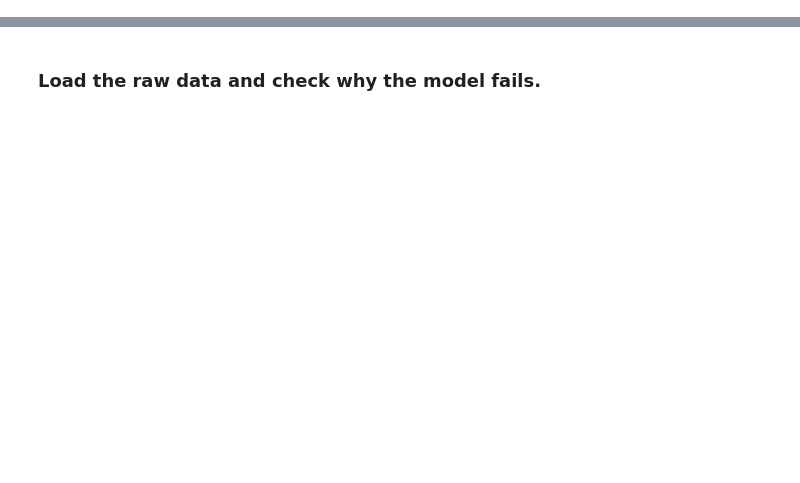
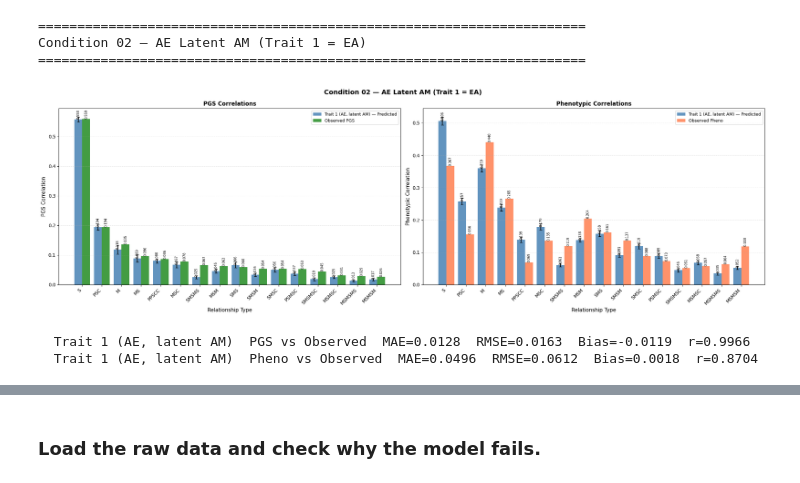
Before and after one commit to Xuanyu-Lyu/PGS_Cor_Relative, a Jupyter notebook: Scripts/nn_NPE/Analysis_NPE.ipynb, the cells around one changed output, grey strips where cells are left out. Drawn from its saved outputs; the diff is of its cells as text; code cells hidden in the pictures; blank space fills up the shorter version.

```diff
--- a/Scripts/nn_NPE/Analysis_NPE.ipynb
+++ b/Scripts/nn_NPE/Analysis_NPE.ipynb
@@ -637,0 +274,10 @@ Prediction error — Condition 04 Trait 1 Y1 vs Observed Pheno:
+# %%
+cond = CONDITIONS[1]
+plot_condition(cond["label"], cond["csv"], cond["traits"])
+# %% [output]
+======================================================================
+Condition 02 — AE Latent AM (Trait 1 = EA)
+======================================================================
+[figure, added]
+  Trait 1 (AE, latent AM)  PGS vs Observed  MAE=0.0128  RMSE=0.0163  Bias=-0.0119  r=0.9966
+  Trait 1 (AE, latent AM)  Pheno vs Observed  MAE=0.0496  RMSE=0.0612  Bias=0.0018  r=0.8704
```
Also changed, not shown: parts of 38 cells of this notebook, 4 other files.
